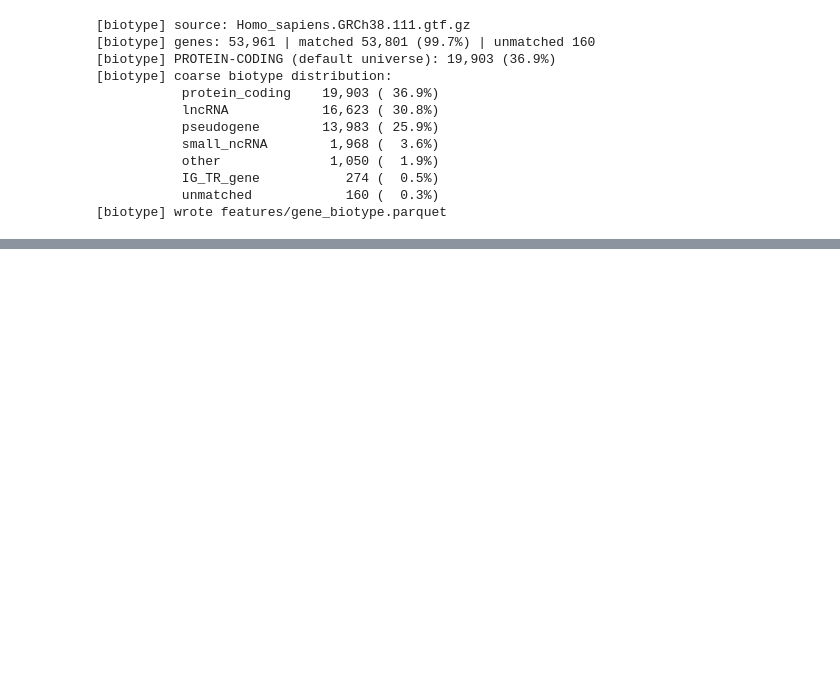
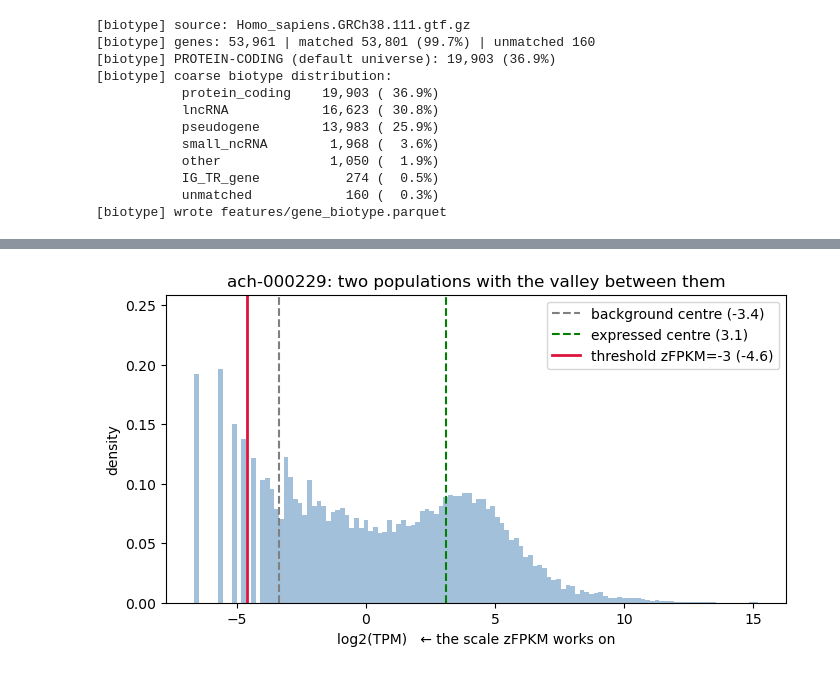
Before and after one commit to UoB-AstraZeneca-25-26/UoB-GeneTraceAI-25-26, a Jupyter notebook: src/Track - B/expr_diagnostics.ipynb, the cells around one changed output, grey strips where cells are left out. Cells and saved outputs as stored; diff of their text form; code cells hidden in the pictures; blank space fills up the shorter version.

```diff
--- a/src/Track - B/expr_diagnostics.ipynb
+++ b/src/Track - B/expr_diagnostics.ipynb
@@ -422,0 +572,49 @@ ann = bt.build_biotype_annotation(ensg_ids, gtf_path="Homo_sapiens.GRCh38.111.gt
+# %%
+import numpy as np
+
+depmap_expr["model_id"] = depmap_expr["model_id"].apply(
+    lambda x: x.item() if isinstance(x, np.ndarray) else x
+)
+# %%
+import numpy as np, matplotlib.pyplot as plt
+import importlib.util
+import sys
+
+path = "/Users/musa.official/Documents/UoB-GeneTraceAI-25-26/src/scripts/05_expression_features.py"
+
+spec = importlib.util.spec_from_file_location("expression_features", path)
+ef = importlib.util.module_from_spec(spec)
+sys.modules["expression_features"] = ef
+spec.loader.exec_module(ef)
+
+# --- pick one line and pull its DepMap values ---
+line = depmap_expr["model_id"].iloc[651]          # or set a specific ACH- id
+ecols = [c for c in depmap_expr.columns if str(c).lower().startswith("ensg")]
+v = depmap_expr[depmap_expr["model_id"] == line][ecols].to_numpy(dtype="float64").ravel()
+
+# --- convert to the scale zFPKM works on: log2(TPM) ---
+tpm = 2**v - 1
+log2tpm = np.log2(np.clip(tpm, 1e-9, None))
+finite = np.isfinite(log2tpm) & (tpm > 0)        # drop the exact-zero (off) genes
+x = log2tpm[finite]
+
+# --- fit the two populations and get the threshold ---
+z, p = ef.zfpkm_from_log2tpm1(v)
+mu_low, mu_high, sigma = p["mu_low"], p["mu_high"], p["sigma"]
+thr = mu_high - 3*sigma                            # zFPKM = -3 in log2(TPM) space
+
+# --- plot ---
+fig, ax = plt.subplots(figsize=(8,4))
+ax.hist(x, bins=120, density=True, alpha=0.5, color="steelblue")
+xs = np.linspace(x.min(), x.max(), 500)
+ax.plot(xs, ef._gauss(xs, mu_low,  p["mu_low"]*0+ (mu_high-mu_low)/4), lw=0)  # spacer (ignore)
+ax.axvline(mu_low,  color="gray",   ls="--", label=f"background centre ({mu_low:.1f})")
+ax.axvline(mu_high, color="green",  ls="--", label=f"expressed centre ({mu_high:.1f})")
+ax.axvline(thr,     color="crimson", lw=2,   label=f"threshold zFPKM=-3 ({thr:.1f})")
+ax.set_xlabel("log2(TPM)   ← the scale zFPKM works on")
+ax.set_ylabel("density")
+ax.set_title(f"{line}: two populations with the valley between them")
+ax.legend()
+plt.show()
+# %% [output]
+[figure, added]
```
Also changed, not shown: parts of 14 cells of this notebook, 7 other files.
